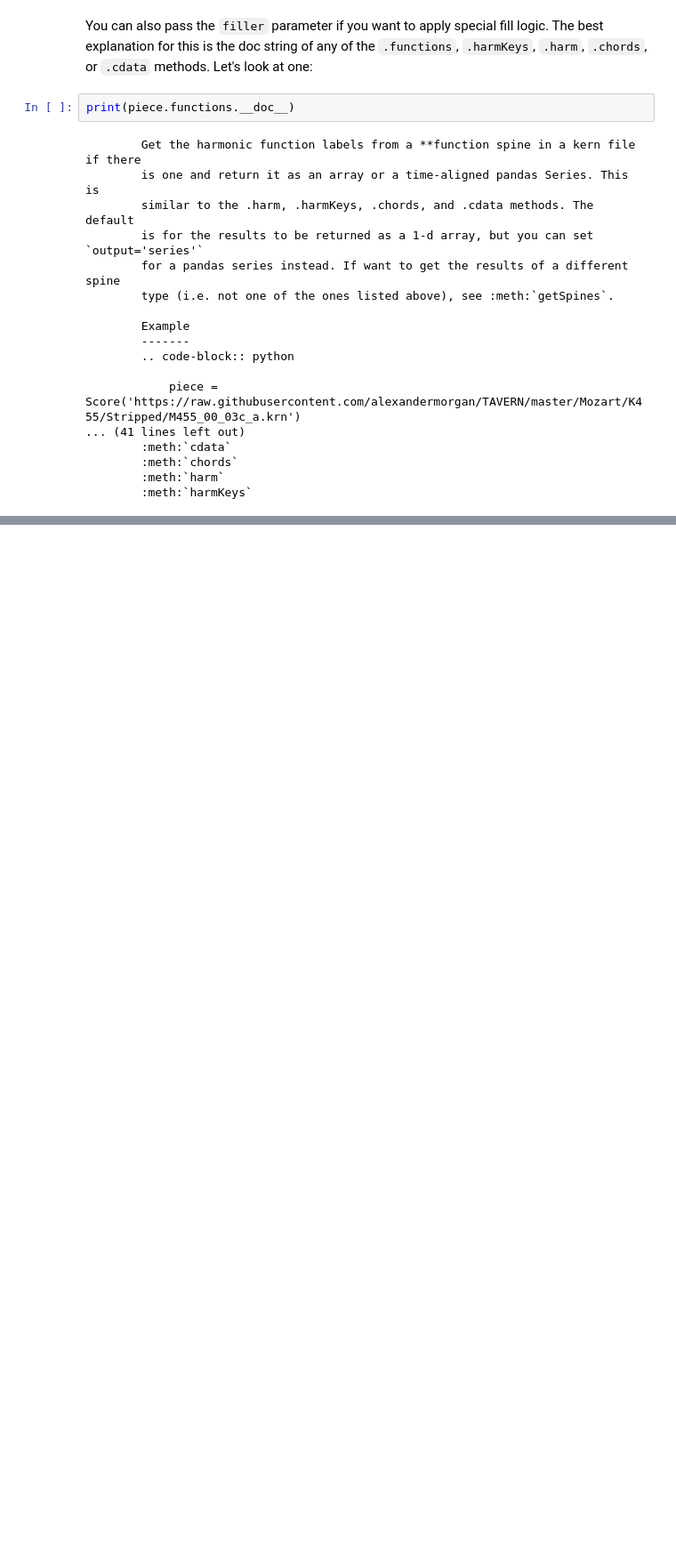
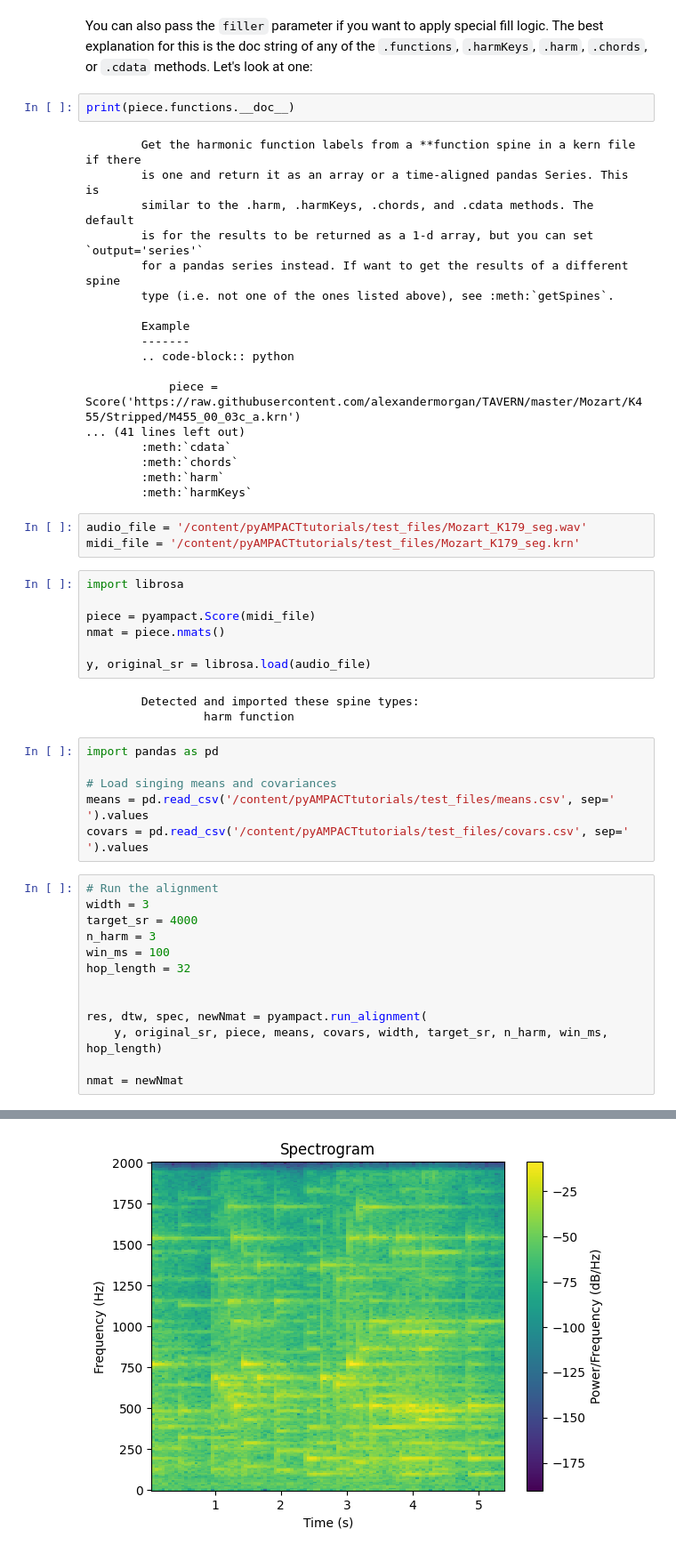
Before and after one commit to jcdevaney/pyAMPACTtutorials, a Jupyter notebook: 02-pyAMPACT_alignment_Overview.ipynb, the cells around one changed output, grey strips where cells are left out. Shown at 89% size. Drawn from its saved outputs; the diff is of its cells as text; blank space fills up the shorter version.

```diff
--- a/02-pyAMPACT_alignment_Overview.ipynb
+++ b/02-pyAMPACT_alignment_Overview.ipynb
@@ -156,3 +156,36 @@ print(piece.functions.__doc__)
         :meth:`chords`
         :meth:`harm`
         :meth:`harmKeys`
+# %%
+audio_file = '/content/pyAMPACTtutorials/test_files/Mozart_K179_seg.wav'
+midi_file = '/content/pyAMPACTtutorials/test_files/Mozart_K179_seg.krn'
+# %%
+import librosa
+
+piece = pyampact.Score(midi_file)
+nmat = piece.nmats()
+
+y, original_sr = librosa.load(audio_file)
+# %% [output]
+        Detected and imported these spine types:
+                 harm function
+# %%
+import pandas as pd
+
+# Load singing means and covariances
+means = pd.read_csv('/content/pyAMPACTtutorials/test_files/means.csv', sep=' ').values
+covars = pd.read_csv('/content/pyAMPACTtutorials/test_files/covars.csv', sep=' ').values
+# %%
+# Run the alignment
+width = 3
+target_sr = 4000
+n_harm = 3
+win_ms = 100
+hop_length = 32
+
+
+res, dtw, spec, newNmat = pyampact.run_alignment(
+    y, original_sr, piece, means, covars, width, target_sr, n_harm, win_ms, hop_length)
+
+nmat = newNmat
+# %% [output]
@@ -158,0 +209 @@ print(piece.functions.__doc__)
+[figure, added]
```
Also changed, not shown: parts of 6 cells of this notebook.
